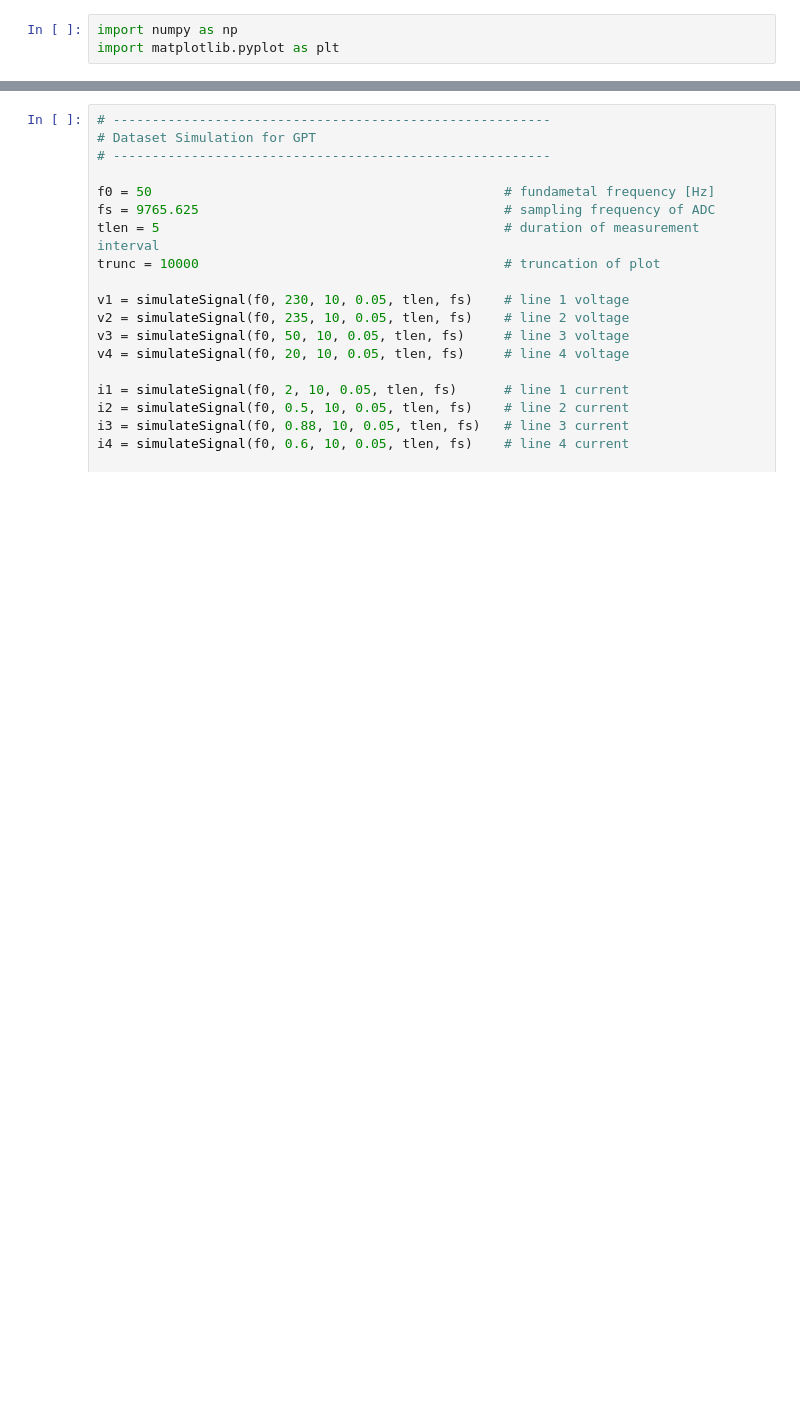
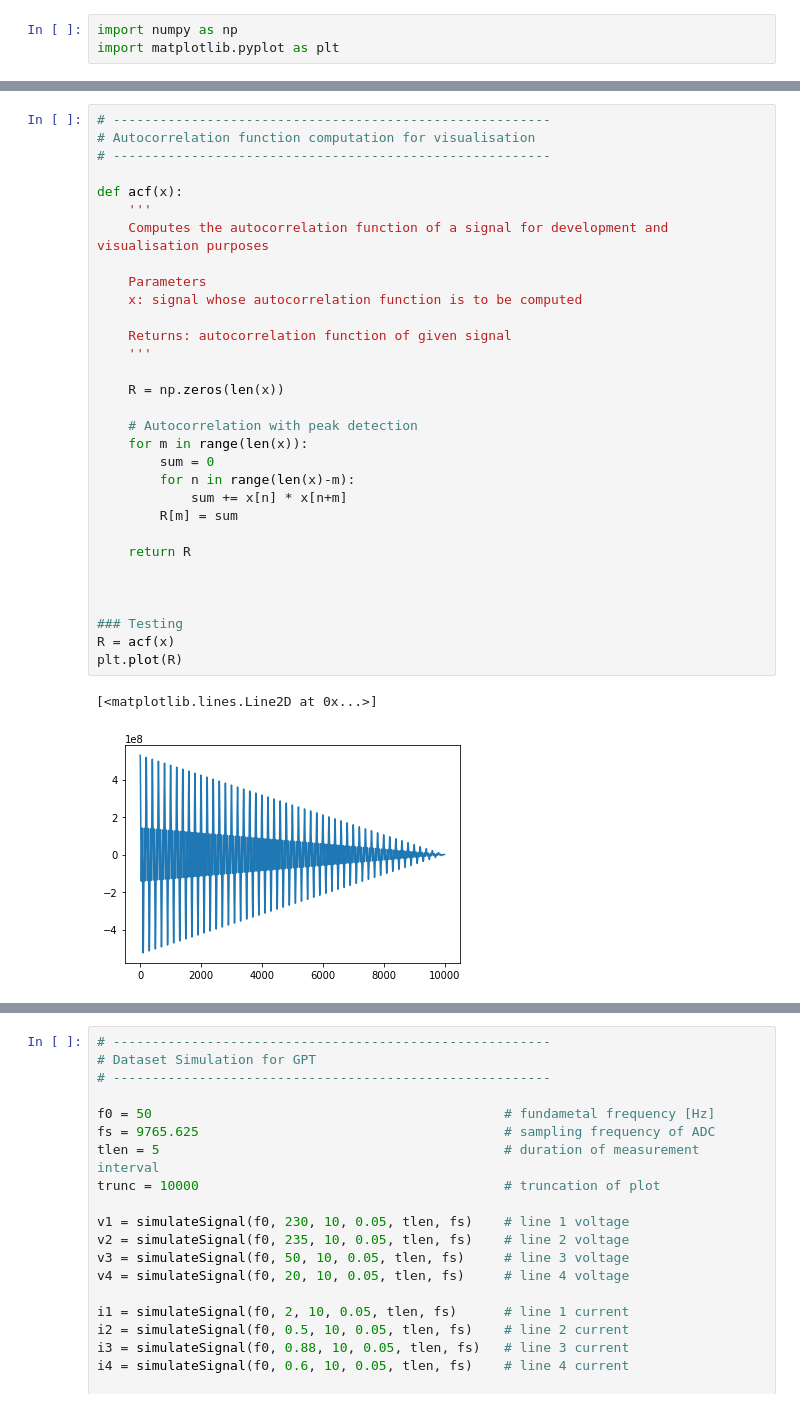
Before and after one commit to tomgwasira/GPT-MLT, a Jupyter notebook: python/src/gpt_simulation.ipynb, the cells around one changed output, grey strips where cells are left out. Cells and saved outputs as stored; diff of their text form; blank space fills up the shorter version.

```diff
--- a/python/src/gpt_simulation.ipynb
+++ b/python/src/gpt_simulation.ipynb
@@ -49,0 +58,34 @@ plt.figure(); plt.plot(t[:300], x[:300]) # zoom in
+# %%
+# --------------------------------------------------------
+# Autocorrelation function computation for visualisation
+# --------------------------------------------------------
+
+def acf(x):
+    '''
+    Computes the autocorrelation function of a signal for development and visualisation purposes
+
+    Parameters
+    x: signal whose autocorrelation function is to be computed
+
+    Returns: autocorrelation function of given signal
+    '''
+
+    R = np.zeros(len(x))
+
+    # Autocorrelation with peak detection
+    for m in range(len(x)):
+        sum = 0
+        for n in range(len(x)-m):
+            sum += x[n] * x[n+m]
+        R[m] = sum
+
+    return R
+
+
+
+### Testing
+R = acf(x)
+plt.plot(R)
+# %% [output]
+[<matplotlib.lines.Line2D at 0x...>]
+[figure, added]
```
Also changed, not shown: parts of 8 cells of this notebook.
